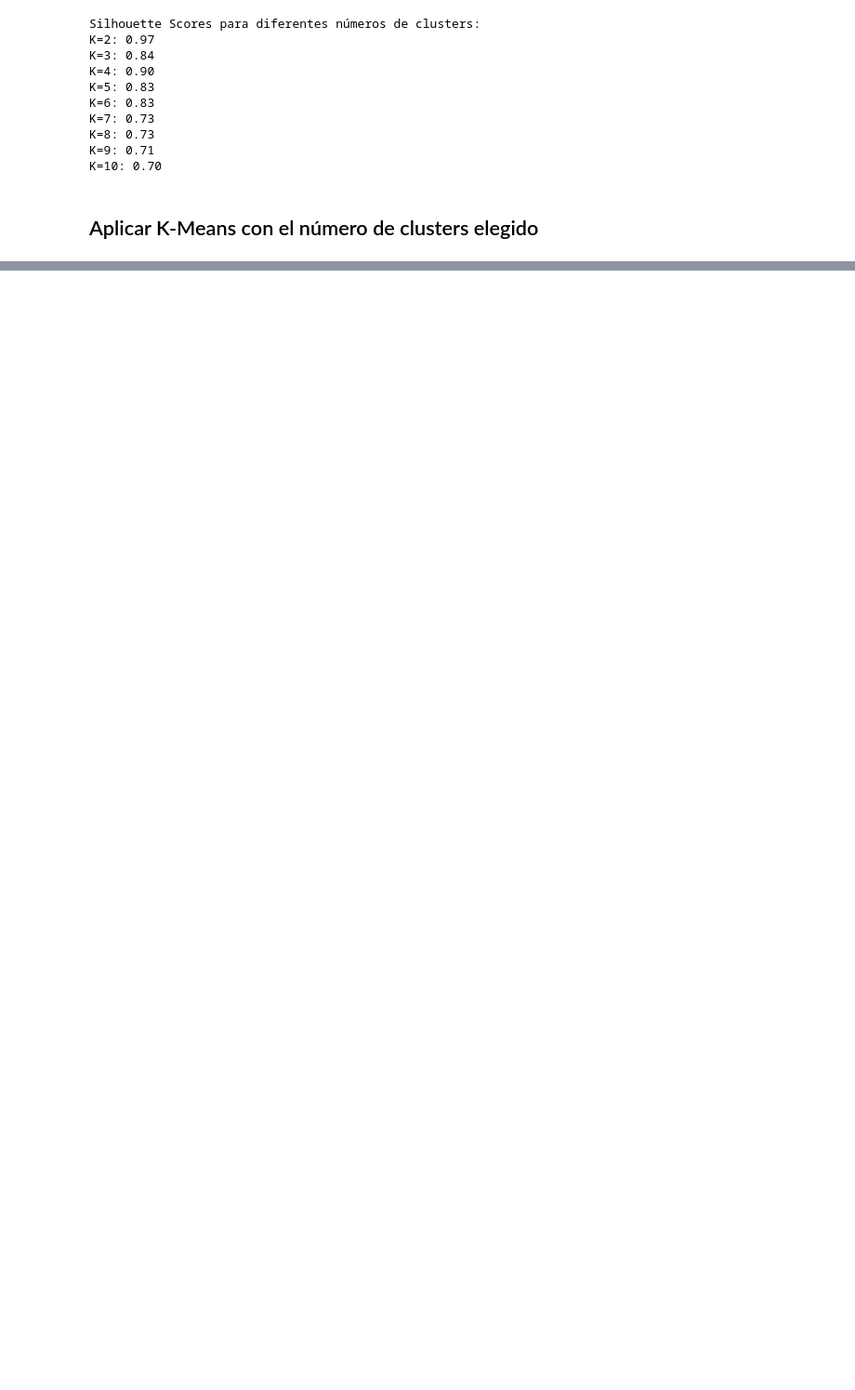
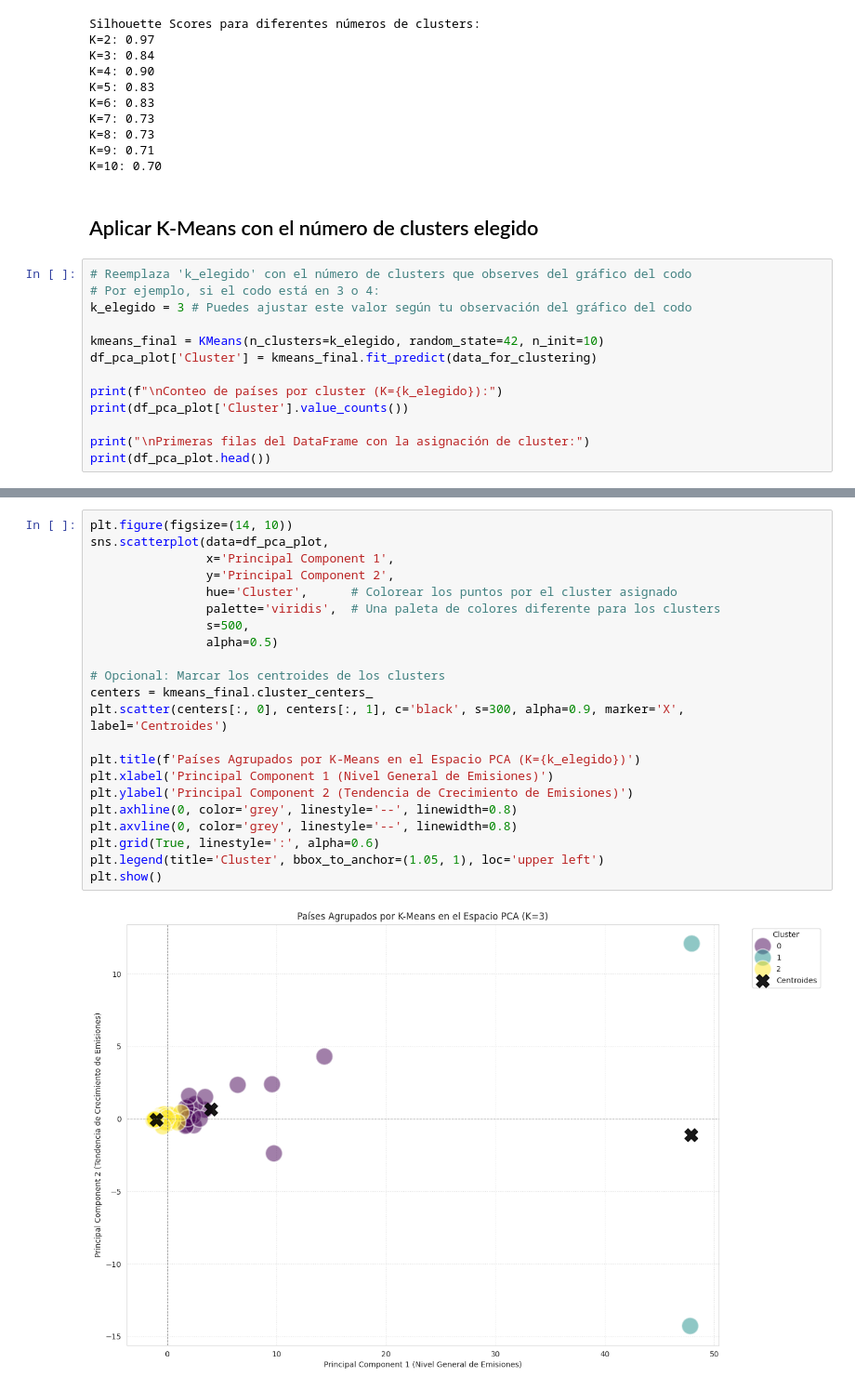
Before and after one commit to nueveonce/ProyectoCarbono, a Jupyter notebook: Proyecto_Carbono.ipynb, the cells around one changed output, grey strips where cells are left out. Shown at 93% size. Drawn from its saved outputs; the diff is of its cells as text; blank space fills up the shorter version.

```diff
--- a/Proyecto_Carbono.ipynb
+++ b/Proyecto_Carbono.ipynb
@@ -873,3 +873,16 @@ K=9: 0.71
 K=10: 0.70
 # %% [markdown]
 ## Aplicar K-Means con el número de clusters elegido
+# %%
+# Reemplaza 'k_elegido' con el número de clusters que observes del gráfico del codo
+# Por ejemplo, si el codo está en 3 o 4:
+k_elegido = 3 # Puedes ajustar este valor según tu observación del gráfico del codo
+
+kmeans_final = KMeans(n_clusters=k_elegido, random_state=42, n_init=10)
+df_pca_plot['Cluster'] = kmeans_final.fit_predict(data_for_clustering)
+
+print(f"\nConteo de países por cluster (K={k_elegido}):")
+print(df_pca_plot['Cluster'].value_counts())
+
+print("\nPrimeras filas del DataFrame con la asignación de cluster:")
+print(df_pca_plot.head())
@@ -875,0 +907,24 @@ K=10: 0.70
+# %%
+plt.figure(figsize=(14, 10))
+sns.scatterplot(data=df_pca_plot,
+                x='Principal Component 1',
+                y='Principal Component 2',
+                hue='Cluster',      # Colorear los puntos por el cluster asignado
+                palette='viridis',  # Una paleta de colores diferente para los clusters
+                s=500,
+                alpha=0.5)
+
+# Opcional: Marcar los centroides de los clusters
+centers = kmeans_final.cluster_centers_
+plt.scatter(centers[:, 0], centers[:, 1], c='black', s=300, alpha=0.9, marker='X', label='Centroides')
+
+plt.title(f'Países Agrupados por K-Means en el Espacio PCA (K={k_elegido})')
+plt.xlabel('Principal Component 1 (Nivel General de Emisiones)')
+plt.ylabel('Principal Component 2 (Tendencia de Crecimiento de Emisiones)')
+plt.axhline(0, color='grey', linestyle='--', linewidth=0.8)
+plt.axvline(0, color='grey', linestyle='--', linewidth=0.8)
+plt.grid(True, linestyle=':', alpha=0.6)
+plt.legend(title='Cluster', bbox_to_anchor=(1.05, 1), loc='upper left')
+plt.show()
+# %% [output]
+[figure, added]
```
Also changed, not shown: parts of 3 cells of this notebook.
